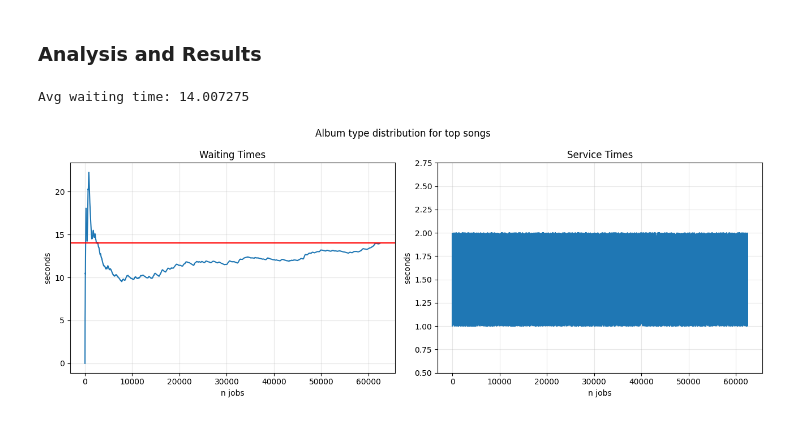
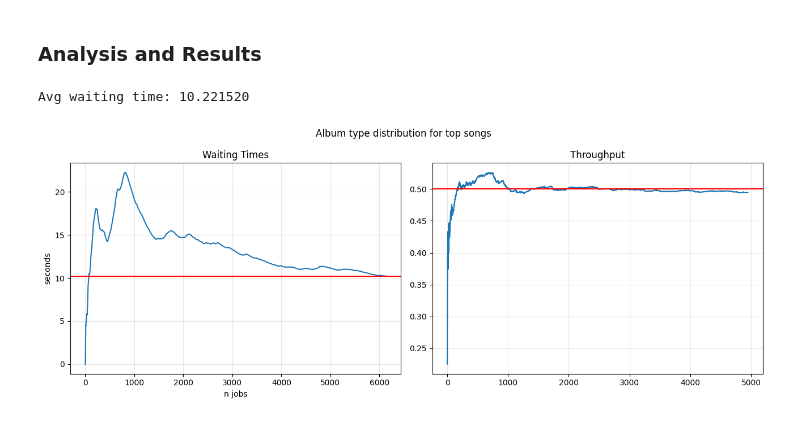
Before and after one commit to AnastasiaBrinati/esercizi-PMCSN-23-24, a Jupyter notebook: esercizio_feedback_simulazione.ipynb, the cells around one changed output. Cells and saved outputs as stored; diff of their text form; code cells hidden in the pictures.

```diff
--- a/esercizio_feedback_simulazione.ipynb
+++ b/esercizio_feedback_simulazione.ipynb
@@ -22,13 +22,15 @@ from matplotlib import pyplot as plt
 # %% [markdown]
 #### Resources
 # %%
-SIM_TIME = 100000
+SIM_TIME = 10000
 
 TIMES = {
+    'completed_jobs' : 0.0,
     'arrival_times' : [],
     'waiting_times' : [],
     'service_times' : [],
-    'response_times' : []
+    'response_times' : [],
+    'throughput' : []
 }
 # %%
 class System(NamedTuple):
@@ -154,30 +142,31 @@ print("Avg waiting time: %f " % queuing_time_avg)
 
 avg_waiting_times = avg_waiting_times(TIMES['waiting_times'])
 # %% [output]
-Avg waiting time: 14.007275
+Avg waiting time: 10.221520
 # %%
 fig = plt.figure(figsize=(13,5))
 fig.suptitle('Album type distribution for top songs');
 ax = fig.subplots(nrows=1, ncols=2)
 
 #ax[0].plot(TIMES['waiting_times'])
 ax[0].plot(avg_waiting_times)
 ax[0].axhline(queuing_time_avg, color='red')
 ax[0].set_ylabel('seconds')
 ax[0].set_xlabel("n jobs")
 #ax[0].set_yticks(np.arange(0,45,2))
 #ax[0].set_xticks(np.arange(0,700,50))
 ax[0].set_title("Waiting Times")
 ax[0].grid(alpha=0.3)
 
-ax[1].plot(TIMES['service_times'])
-ax[1].set_ylabel('seconds')
-ax[1].set_xlabel("n jobs")
-ax[1].set_yticks(np.arange(0.5,3,0.25))
+ax[1].plot(TIMES['throughput'])
+ax[1].axhline(0.5, color='red')
+#ax[1].set_ylabel('seconds')
+#ax[1].set_xlabel("n jobs")
+#ax[1].set_yticks(np.arange(0.5,3,0.25))
 #ax[1].set_xticks(np.arange(0,700,50))
-ax[1].set_title("Service Times")
+ax[1].set_title("Throughput")
 ax[1].grid(alpha=0.3)
 
 fig.tight_layout()
 # %% [output]
-[figure, old version]
+[figure, new version]
```
Also changed, not shown: parts of 2 cells of this notebook.
